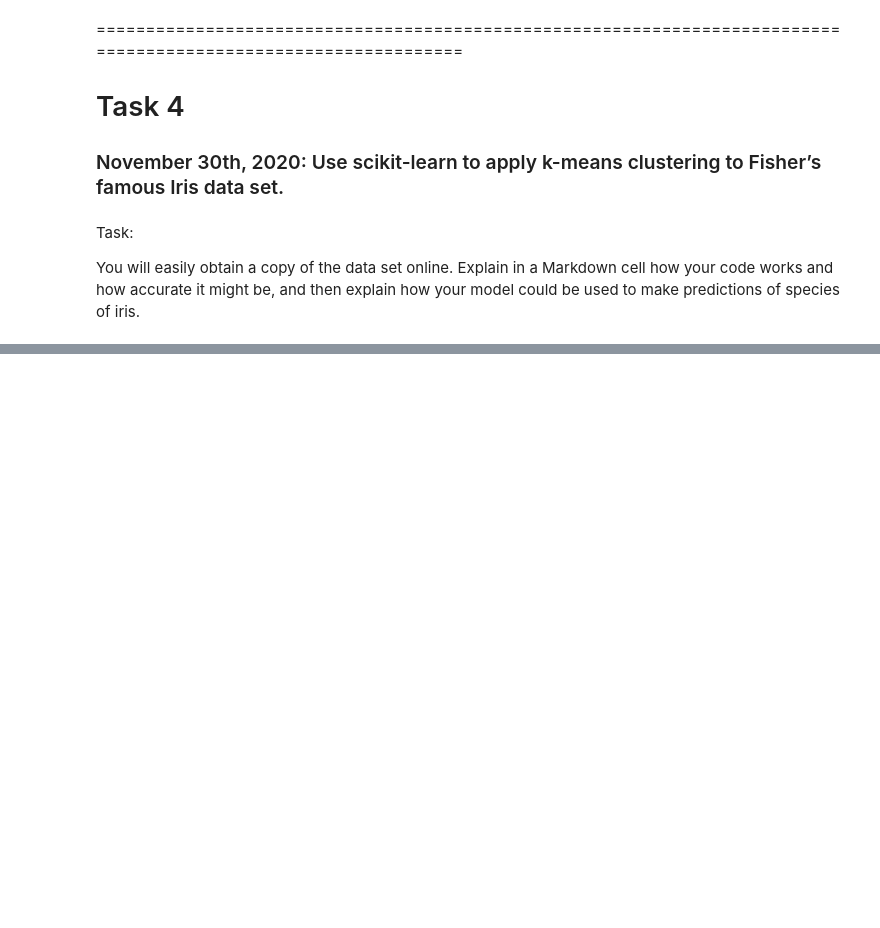
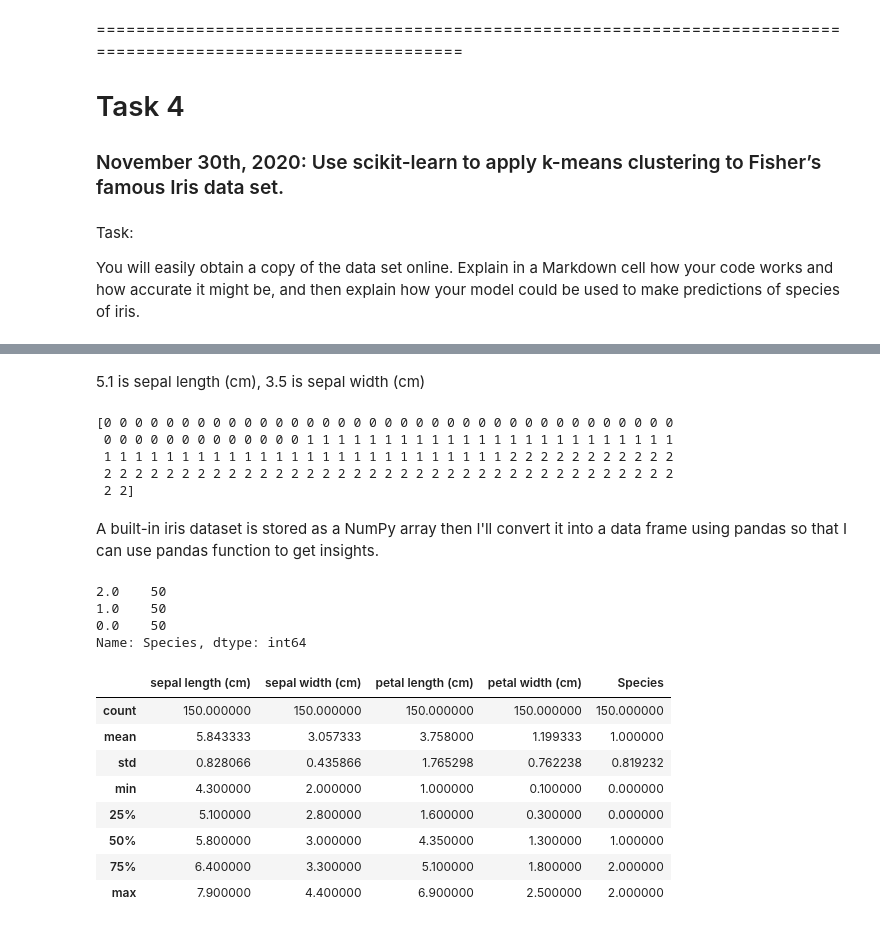
Before and after one commit to Vitalismirnov/Machine_Learning, a Jupyter notebook: Assignments.ipynb, the cells around one changed output, grey strips where cells are left out. Cells and saved outputs as stored; diff of their text form; code cells hidden in the pictures; blank space fills up the shorter version.

```diff
--- a/Assignments.ipynb
+++ b/Assignments.ipynb
@@ -412,0 +457,4 @@ of iris.
+# %%
+from sklearn.datasets import load_iris
+
+iris= load_iris()
@@ -412,0 +506,43 @@ of iris.
+# %% [markdown]
+5.1 is sepal length (cm), 3.5 is sepal width (cm)
+# %%
+# target vector iris species: 0 = setosa, 1 = versicolor, 2 = virginica
+print(iris.target)
+# %% [output]
+[0 0 0 0 0 0 0 0 0 0 0 0 0 0 0 0 0 0 0 0 0 0 0 0 0 0 0 0 0 0 0 0 0 0 0 0 0
+ 0 0 0 0 0 0 0 0 0 0 0 0 0 1 1 1 1 1 1 1 1 1 1 1 1 1 1 1 1 1 1 1 1 1 1 1 1
+ 1 1 1 1 1 1 1 1 1 1 1 1 1 1 1 1 1 1 1 1 1 1 1 1 1 1 2 2 2 2 2 2 2 2 2 2 2
+ 2 2 2 2 2 2 2 2 2 2 2 2 2 2 2 2 2 2 2 2 2 2 2 2 2 2 2 2 2 2 2 2 2 2 2 2 2
+ 2 2]
+# %% [markdown]
+A built-in iris dataset is stored as a NumPy array then I'll convert it into a data frame using pandas so that I can use pandas function to get insights.
+# %%
+#Converting into Dataframe
+import pandas as pd
+import numpy as np
+
+df = pd.DataFrame(data= np.c_[iris['data'], iris['target']],
+                  columns= iris['feature_names'] + ['Species'])
+# %%
+#Distribution of Iris species in the target variable
+#This is equal distribution of each Iris species
+df['Species'].value_counts()
+# %% [output]
+2.0    50
+1.0    50
+0.0    50
+Name: Species, dtype: int64
+# %%
+#this is equal distribution of iris flower species each of 50 samples which makes it a total of 150
+
+df.describe()#Describe function
+# %% [output]
+|  | sepal length (cm) | sepal width (cm) | petal length (cm) | petal width (cm) | Species |
+| count | 150.000000 | 150.000000 | 150.000000 | 150.000000 | 150.000000 |
+| mean | 5.843333 | 3.057333 | 3.758000 | 1.199333 | 1.000000 |
+| std | 0.828066 | 0.435866 | 1.765298 | 0.762238 | 0.819232 |
+| min | 4.300000 | 2.000000 | 1.000000 | 0.100000 | 0.000000 |
+| 25% | 5.100000 | 2.800000 | 1.600000 | 0.300000 | 0.000000 |
+| 50% | 5.800000 | 3.000000 | 4.350000 | 1.300000 | 1.000000 |
+| 75% | 6.400000 | 3.300000 | 5.100000 | 1.800000 | 2.000000 |
+| max | 7.900000 | 4.400000 | 6.900000 | 2.500000 | 2.000000 |
```
Also changed, not shown: parts of 21 cells of this notebook.
